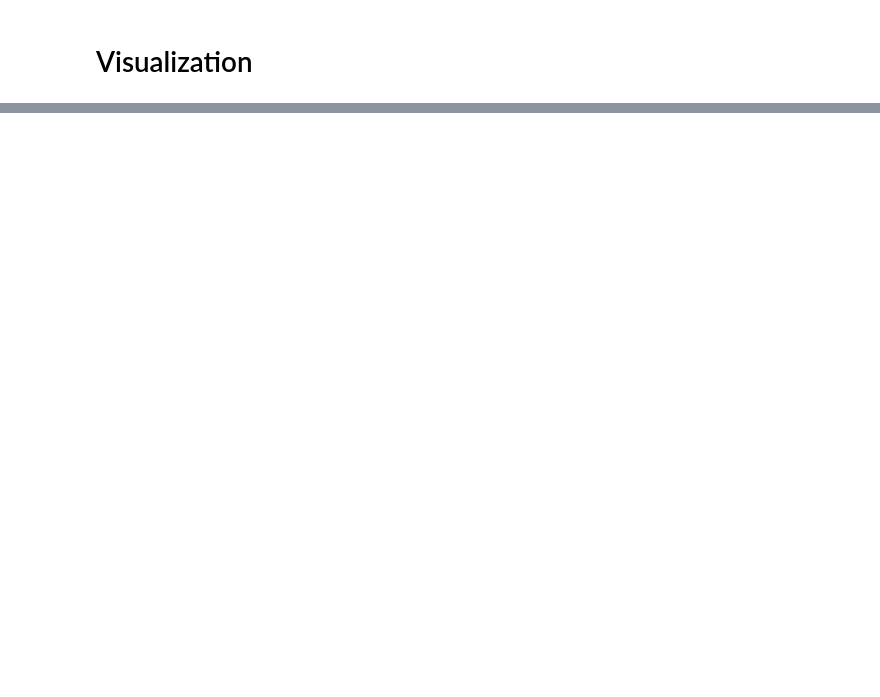
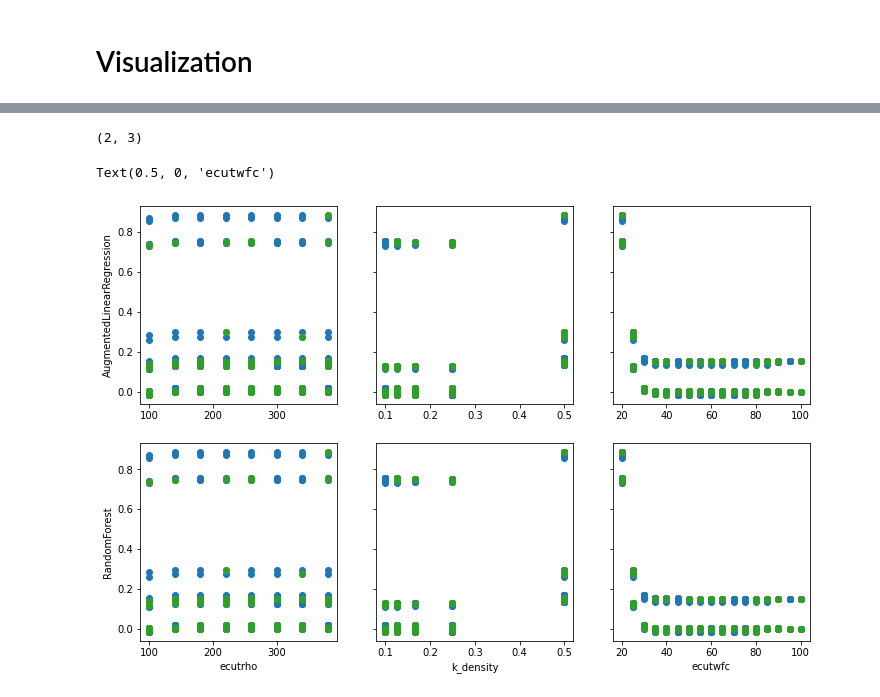
Before and after one commit to CS-433/ml-project-2-aiidalearn, a Jupyter notebook: code/simple_regression/toy_regression.ipynb, the cells around one changed output, grey strips where cells are left out. Cells and saved outputs as stored; diff of their text form; code cells hidden in the pictures; blank space fills up the shorter version.

```diff
--- a/code/simple_regression/toy_regression.ipynb
+++ b/code/simple_regression/toy_regression.ipynb
@@ -57,7 +83,7 @@ def exp_decay(x, lambda_):
 # %%
 #DEFINITION OF PREPROCESSING STEPS
 scaler = StandardScaler()
-poly_augmentation = PolynomialFeatures(degree=3)
+poly_augmentation = PolynomialFeatures(degree=2)
 
 lambda_ = 1
 exp_decay_augmentation = FunctionTransformer(lambda x : exp_decay(x, lambda_))
@@ -95,11 +120,12 @@ MAPE:   train:0.0002839384879951435     test:0.00031199446426135105
 ## Random Forest
 # %%
 rf_regressor = RandomForestRegressor()
-rf_model = Pipeline([
-    ('poly', poly_augmentation),
-    ('scaler', scaler),
-    ('regressor', rf_regressor)
-])
+rf_model = rf_regressor
+# rf_model = Pipeline([
+#     ('poly', poly_augmentation),
+#     ('scaler', scaler),
+#     ('regressor', rf_regressor)
+# ])
 # %%
 rf_model.fit(X_train, y_train)
 # %% [output]
@@ -123,18 +147,19 @@ MAPE:   train:5.155673513433522e-07     test:1.7269176294817363e-06
 # %%
 import matplotlib.pyplot as plt
 # %%
-fig, ax = plt.subplots(2,3,figsize=(12,8), sharey=True)
-models = [simple_model, rf_model]
-for j, model in enumerate(models):
+models = {"AugmentedLinearRegression": simple_model, "RandomForest": rf_model}
+n_models = len(models)
+fig, ax = plt.subplots(n_models,3,figsize=(12,4*n_models), sharey=True, squeeze=False)
+print(ax.shape)
+for j, (name, model) in enumerate(models.items()):
     for i, col in enumerate(X_train.columns[:3]):
         ax[j,i].scatter(X_train[col], y_train)
         ax[j,i].scatter(X_test[col], y_test)
         ax[j,i].scatter(X_test[col], model.predict(X_test))
-ax[0,0].set_ylabel("Linear Regression")
-ax[1,0].set_ylabel("Random Forest")
-ax[1,0].set_xlabel("ecutrho")
-ax[1,1].set_xlabel('k_density')
-ax[1,2].set_xlabel('ecutwfc')
-PLOTPATH = os.path.join(os.path.dirname(os.path.dirname(os.getcwd())), "plots/simple_regression/toy_comparison.png")
-plt.savefig(PLOTPATH)
+    ax[j,0].set_ylabel(name)
+ax[-1,0].set_xlabel("ecutrho")
+ax[-1,1].set_xlabel('k_density')
+ax[-1,2].set_xlabel('ecutwfc')
+# PLOTPATH = os.path.join(os.path.dirname(os.path.dirname(os.getcwd())), "plots/simple_regression/toy_comparison.png")
+# plt.savefig(PLOTPATH)
 # %% [output]
@@ -142,0 +166,3 @@ plt.savefig(PLOTPATH)
+(2, 3)
+Text(0.5, 0, 'ecutwfc')
+[figure, added]
```
Also changed, not shown: parts of 17 cells of this notebook, 5 other files.
